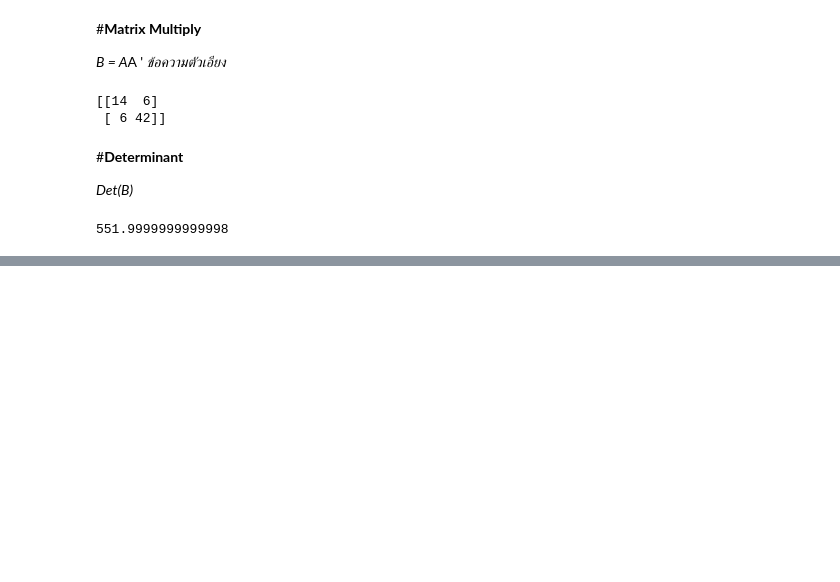
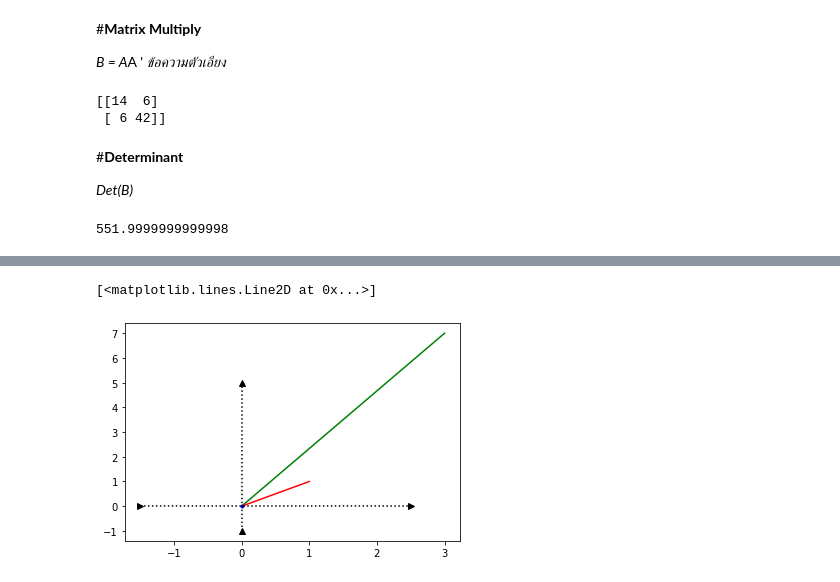
Before and after one commit to Wanita-8943/multivariate, a Jupyter notebook: MVA001.ipynb, the cells around one changed output, grey strips where cells are left out. Saved outputs shown, nothing was run; the diff lists cells and outputs as text; code cells hidden in the pictures; blank space fills up the shorter version.

```diff
--- a/MVA001.ipynb
+++ b/MVA001.ipynb
@@ -110,0 +135,9 @@ np.linalg.det(B)
+# %%
+plt.plot([0,Bv[0,0]], [0,Bv[1,0]], '-g' ) ##vector Bv
+plt.plot([0,1], [0,1], '-r' ) ##vector [1,1]
+plt.plot(0,0, '.b' )
+plt.plot([0,0], [-1,5],  '^:k' )
+plt.plot([-1.5,2.5], [0,0], '>:k' )
+# %% [output]
+[<matplotlib.lines.Line2D at 0x...>]
+[figure, added]
```
Also changed, not shown: parts of 17 cells of this notebook.
